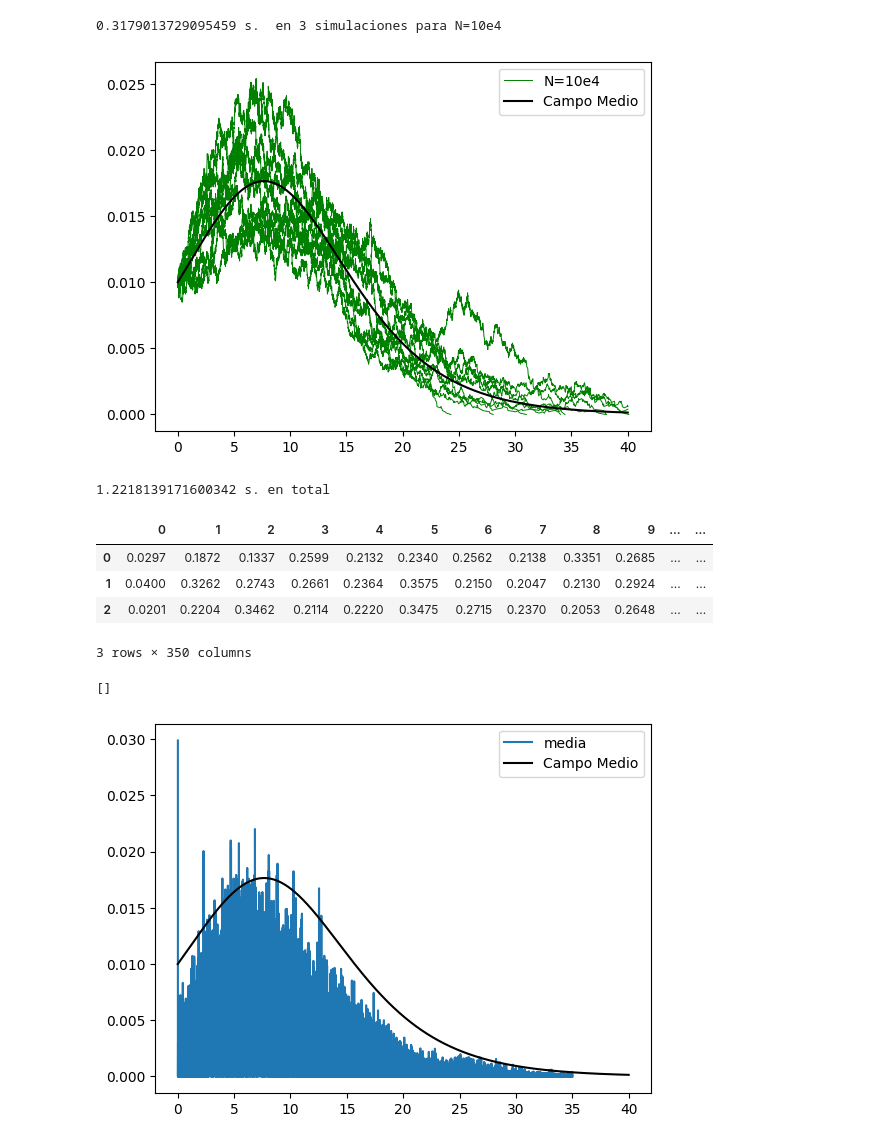
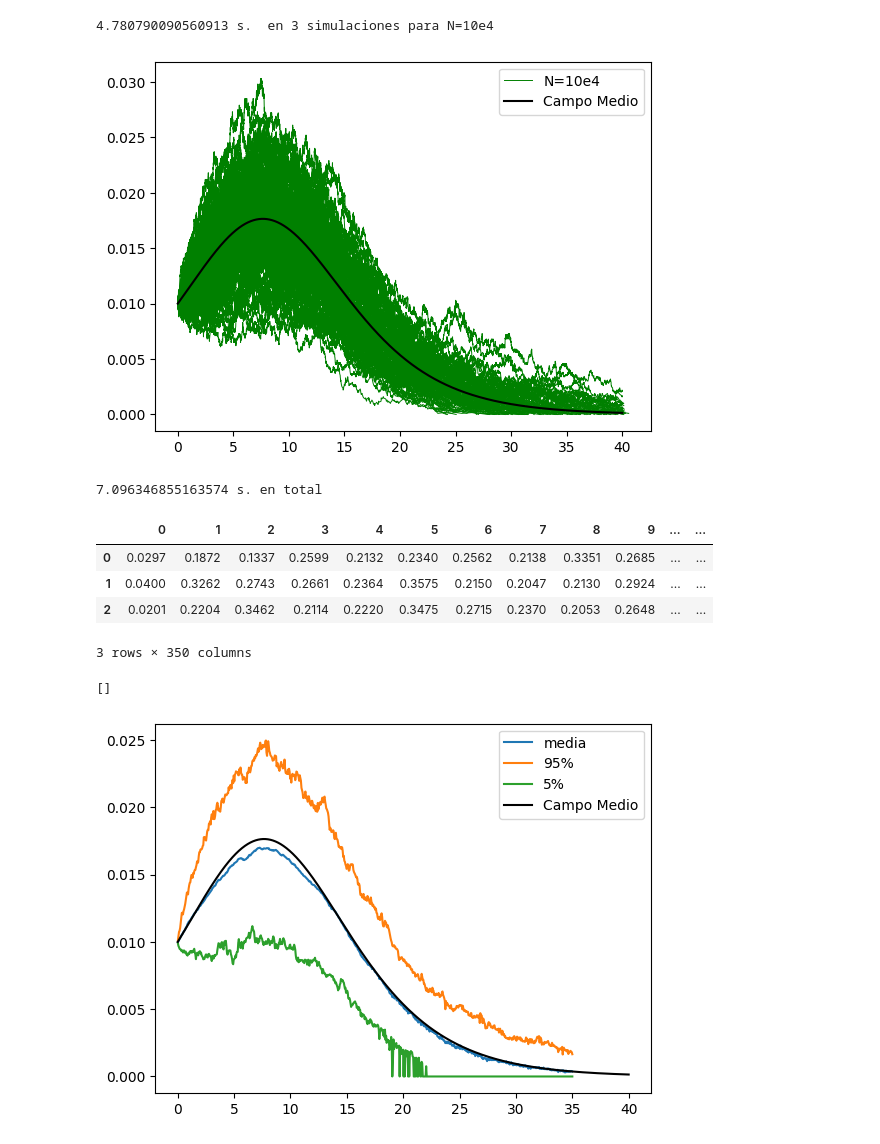
Before and after one commit to JairEsc/Mat_Apl_2, a Jupyter notebook: T_bandas_simulaciones.ipynb, the cells around one changed output. Cells and saved outputs as stored; diff of their text form; code cells hidden in the pictures.

```diff
--- a/T_bandas_simulaciones.ipynb
+++ b/T_bandas_simulaciones.ipynb
@@ -27,7 +27,7 @@ def Gillespie_Markov_Chain_MA(N,S_0,I_0,R_0,beta,gamma,T=np.inf):
 ## Ejemplo
 start_0=time.time()
 np.random.seed(0)
-k=10
+k=100
 for power in [4]:
   start_1=time.time()
   beta=1.15
@@ -78,9 +78,9 @@ plt.savefig('markoviano_convergencia.png',dpi=300)
 plt.show()
 print(time.time()-start_0, 's. en total')
 # %% [output]
-0.3179013729095459 s.  en 3 simulaciones para N=10e4
+4.780790090560913 s.  en 3 simulaciones para N=10e4
-[figure, old version]
+[figure, new version]
-1.2218139171600342 s. en total
+7.096346855163574 s. en total
 # %%
 def suma_por_particion(tiempos,base):
   t_0=0
@@ -89,7 +89,9 @@ def suma_por_particion(tiempos,base):
   for t_i in tiempos:
     #print(t_i)
     cuenta=0
+    num_cuentas=0
     while((base['time'][ultimo_renglon]<=t_i)):
+      num_cuentas+=1
       cuenta+=base['I(t)/n'][ultimo_renglon]
       if(ultimo_renglon<len(base)-1):
         ultimo_renglon+=1
@@ -97,7 +99,7 @@ def suma_por_particion(tiempos,base):
         break
       #print(base['time'][ultimo_renglon])
       #print(base['time'][ultimo_renglon]<=t_i)
-    R.append(cuenta)
+    R.append(cuenta/num_cuentas if num_cuentas>0 else 0)
     #print(R)
   return(R)
 # %%
@@ -115,7 +117,7 @@ times_union=np.sort(times_union)
 R_s=[]
 for i in range(k):
   base=pd.DataFrame(np.transpose(Info_bandas[i]),columns=['time','I(t)/n'])
-  R_s.append(suma_por_particion(tiempos=np.linspace(0.01,35,35000),base=base))
+  R_s.append(suma_por_particion(tiempos=np.linspace(0.01,35,700),base=base))
 R_s=pd.DataFrame(R_s)
 # %%
 R_s
@@ -130,9 +130,15 @@ mean_by_time=R_s.mean(axis=0)
+# %%
+mean_by_time=R_s.mean(axis=0)
+q_p95=R_s.quantile(0.95,axis=0)
+q_p5=R_s.quantile(0.05,axis=0)
 # %%
-plt.plot(np.linspace(0.01,35,35000),mean_by_time,label='media')
+plt.plot(np.linspace(0.01,35,700),mean_by_time,label='media')
+plt.plot(np.linspace(0.01,35,700),q_p95,label='95%')
+plt.plot(np.linspace(0.01,35,700),q_p5,label='5%')
 plt.plot(t_range,g(t_range,INPUT,[beta,gamma,N])/N, 'k',label='Campo Medio')
 #----------------------------------
 plt.legend()
 plt.plot()
 # %% [output]
 []
-[figure, old version]
+[figure, new version]
```
Also changed, not shown: parts of 1 cell of this notebook.
